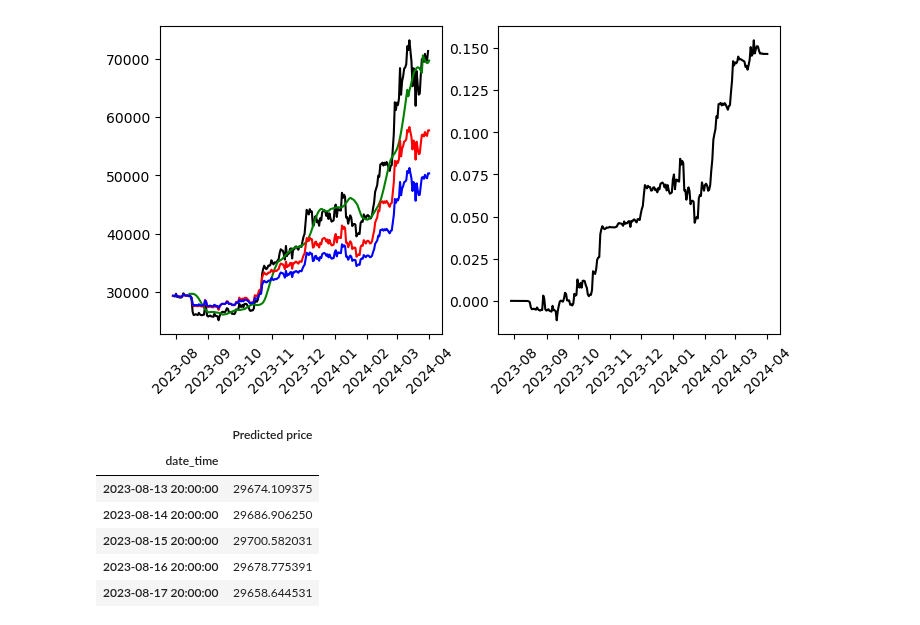
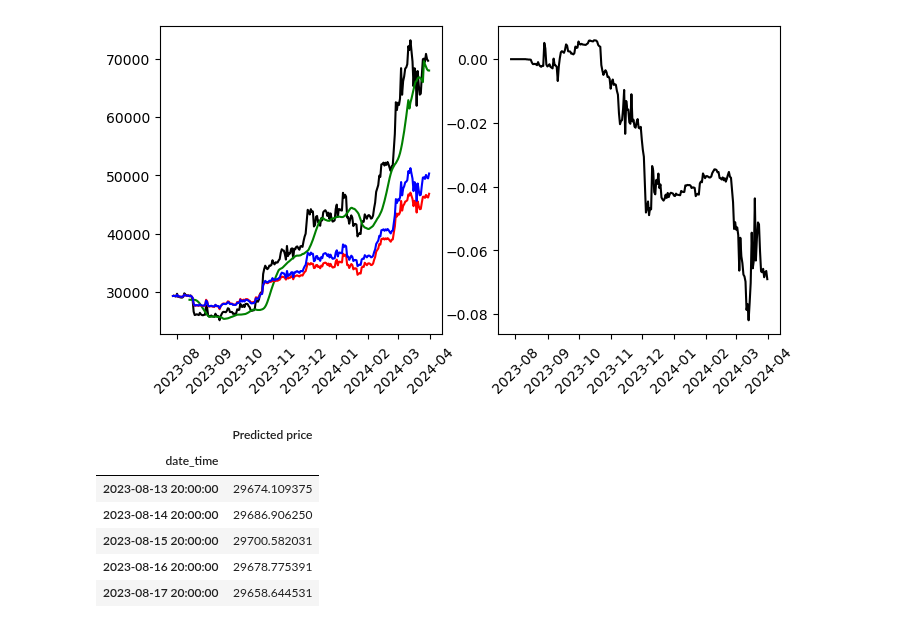
Before and after one commit to ArtemChemist/crypto, a Jupyter notebook: test clases.ipynb, the cells around one changed output. Drawn from its saved outputs; the diff is of its cells as text; code cells hidden in the pictures.

Commit message:
Update calculating index for train set

```diff
--- a/test clases.ipynb
+++ b/test clases.ipynb
@@ -44,7 +48,7 @@ x_train, y_train, train_idx, x_val, y_val, val_idx = naive_LSTM.train_val_split_
 # %%
 hidden_size = 50
 dropout = 0.2
-learning_rate = 0.001
+learning_rate = 0.0005
 
 input_layer = Input(shape=(x_train.shape[1], x_train.shape[2]), name = 'input')
 
@@ -148,17 +154,19 @@ Epoch 8/20
 <keras.callbacks.History at 0x...>
 # %%
-my_portfolio = Portfolio(origination_date=(val_idx[0] - tmpdelta(days=1)),
-                         initial_deposit= 0.5* BTC.price_on_date(val_idx[0] - tmpdelta(days=1)))
+Begining = tmpstemp('2020-01-01')
+
+my_portfolio = Portfolio(origination_date=(Begining - tmpdelta(days=1)),
+                         initial_deposit= 0.5* BTC.price_on_date(Begining - tmpdelta(days=1)))
 my_portfolio.update_transactions(ticker='BTC',
                                 qty = 0.5,
-                                transaction_date=(val_idx[0] - tmpdelta(days=1)),
+                                transaction_date=(Begining - tmpdelta(days=1)),
                                 note = 'Initial deposit' )
 
-ref_portfolio = Portfolio(origination_date=(val_idx[0] - tmpdelta(days=1)),
-                         initial_deposit= 0.5* BTC.price_on_date(val_idx[0] - tmpdelta(days=1)))
+ref_portfolio = Portfolio(origination_date=(Begining - tmpdelta(days=1)),
+                         initial_deposit= 0.5* BTC.price_on_date(Begining - tmpdelta(days=1)))
 ref_portfolio.update_transactions(ticker='BTC',
                                 qty = 0.5,
-                                transaction_date=(val_idx[0] - tmpdelta(days=1)),
+                                transaction_date=(Begining - tmpdelta(days=1)),
                                 note = 'Initial deposit' )
 # %%
 #pred_df = naive_LSTM.predict_batch(data_to_process = BTC.history['close'].loc[val_idx[0]-tmpdelta(days=14):])
@@ -174,7 +182,7 @@ pred_df = pd.DataFrame(data=[],
                         columns = ['Predicted price'],
                         index = pd.DatetimeIndex([], name='date_time'))
 
-for today in val_idx[naive_LSTM.input_span-1:]:
+for today in BTC.history.index[:-2]:
     tmr = today + tmpdelta(days=1)
     today_data = BTC.history['close'].\
                         loc[today-tmpdelta(days=(naive_LSTM.input_span-1)):today]
@@ -206,21 +196,21 @@ ref_portfolio.update_value(up_to=pred_df.index[-1])
 # %%
 # Plot the results
 fig, ax = plt.subplots(1, 2)
 fig.set_figheight(4)
 fig.set_figwidth(8)
-actual_df = BTC.history.loc[val_idx]
+actual_df = BTC.history
 ax[0].plot(actual_df.index, actual_df['close'], color = 'black', label = 'Actual')
 ax[0].plot(pred_df.index, pred_df['Predicted price'], color = 'green', label = 'Predicted')
 ax[0].plot(my_portfolio.value.index, my_portfolio.value['value'], color = 'red', label = 'Experimental Portfolio')
 ax[0].plot(ref_portfolio.value.index, ref_portfolio.value['value'], color = 'blue', label = 'Reference Portfolio')
 for tick in ax[0].get_xticklabels():
         tick.set_rotation(45)
 
 ax[1].plot(my_portfolio.value.index, (my_portfolio.value['value'] - ref_portfolio.value['value'])/ref_portfolio.value['value'], color = 'black', label = 'ROI')
 for tick in ax[1].get_xticklabels():
         tick.set_rotation(45)
 # %% [output]
-[figure, old version]
+[figure, new version]
 # %%
 pred_df
 # %% [output]
```
Also changed, not shown: parts of 5 cells of this notebook, 1 other file.
